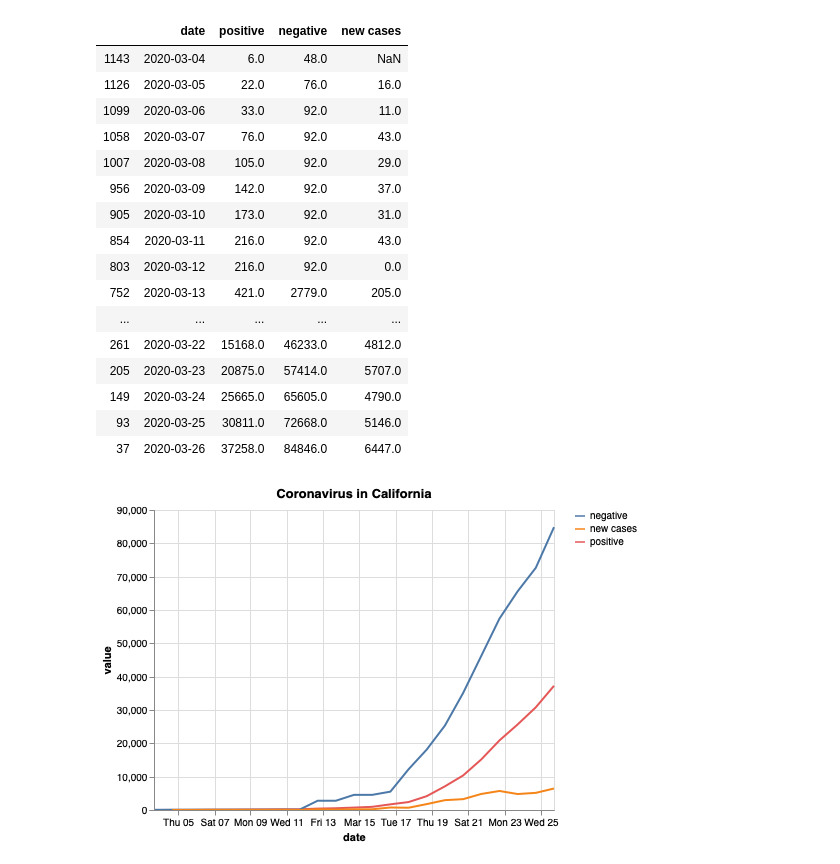
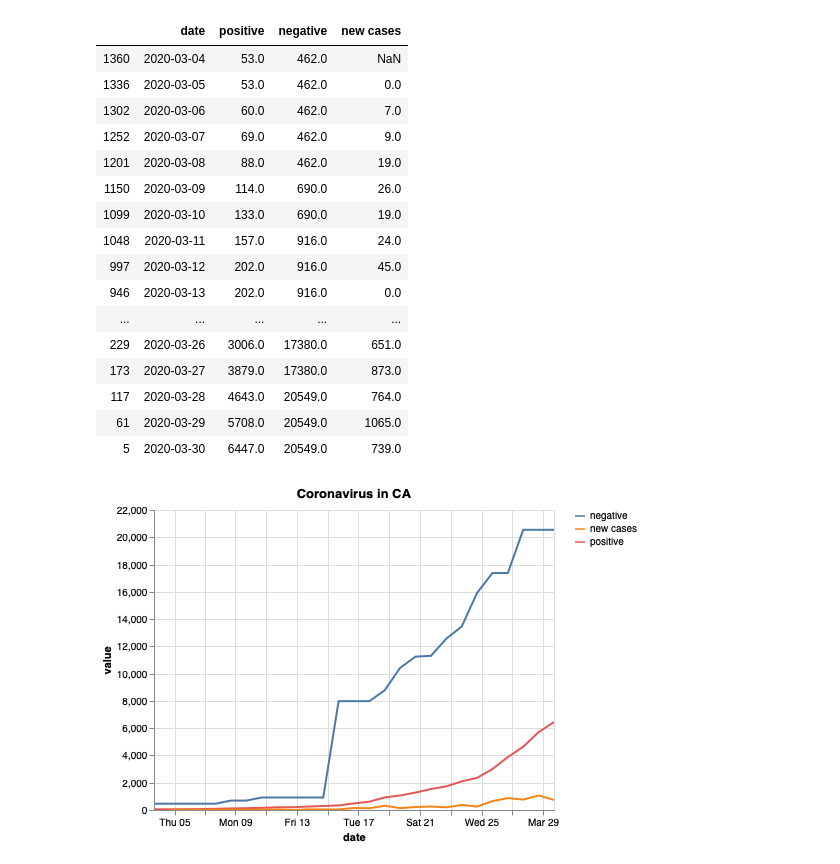
Before and after one commit to rex1fernando/coronavirus, a Jupyter notebook: california.ipynb, the cells around one changed output. Cells and saved outputs as stored; diff of their text form; code cells hidden in the pictures.

```diff
--- a/california.ipynb
+++ b/california.ipynb
@@ -5,40 +5,41 @@ from scipy.optimize import curve_fit
 import numpy
 import datetime
 # %%
+state = 'NY'
 data = pandas.read_csv("https://covidtracking.com/api/states/daily.csv")
 data['date'] =  pandas.to_datetime(data['date'], format='%Y%m%d')
-data = data[data['state'] == 'NY'][['date','positive','negative']].sort_values('date')
+data = data[data['state'] == state][['date','positive','negative']].sort_values('date')
 # %%
 data['new cases'] = data['positive'].diff()
 # %%
 data
 # %% [output]
 |  | date | positive | negative | new cases |
-| 1143 | 2020-03-04 | 6.0 | 48.0 | NaN |
-| 1126 | 2020-03-05 | 22.0 | 76.0 | 16.0 |
-| 1099 | 2020-03-06 | 33.0 | 92.0 | 11.0 |
-| 1058 | 2020-03-07 | 76.0 | 92.0 | 43.0 |
-| 1007 | 2020-03-08 | 105.0 | 92.0 | 29.0 |
-| 956 | 2020-03-09 | 142.0 | 92.0 | 37.0 |
-| 905 | 2020-03-10 | 173.0 | 92.0 | 31.0 |
-| 854 | 2020-03-11 | 216.0 | 92.0 | 43.0 |
-| 803 | 2020-03-12 | 216.0 | 92.0 | 0.0 |
-| 752 | 2020-03-13 | 421.0 | 2779.0 | 205.0 |
+| 1360 | 2020-03-04 | 53.0 | 462.0 | NaN |
+| 1336 | 2020-03-05 | 53.0 | 462.0 | 0.0 |
+| 1302 | 2020-03-06 | 60.0 | 462.0 | 7.0 |
+| 1252 | 2020-03-07 | 69.0 | 462.0 | 9.0 |
+| 1201 | 2020-03-08 | 88.0 | 462.0 | 19.0 |
+| 1150 | 2020-03-09 | 114.0 | 690.0 | 26.0 |
+| 1099 | 2020-03-10 | 133.0 | 690.0 | 19.0 |
+| 1048 | 2020-03-11 | 157.0 | 916.0 | 24.0 |
+| 997 | 2020-03-12 | 202.0 | 916.0 | 45.0 |
+| 946 | 2020-03-13 | 202.0 | 916.0 | 0.0 |
 | ... | ... | ... | ... | ... |
-| 261 | 2020-03-22 | 15168.0 | 46233.0 | 4812.0 |
-| 205 | 2020-03-23 | 20875.0 | 57414.0 | 5707.0 |
-| 149 | 2020-03-24 | 25665.0 | 65605.0 | 4790.0 |
-| 93 | 2020-03-25 | 30811.0 | 72668.0 | 5146.0 |
-| 37 | 2020-03-26 | 37258.0 | 84846.0 | 6447.0 |
+| 229 | 2020-03-26 | 3006.0 | 17380.0 | 651.0 |
+| 173 | 2020-03-27 | 3879.0 | 17380.0 | 873.0 |
+| 117 | 2020-03-28 | 4643.0 | 20549.0 | 764.0 |
+| 61 | 2020-03-29 | 5708.0 | 20549.0 | 1065.0 |
+| 5 | 2020-03-30 | 6447.0 | 20549.0 | 739.0 |
 # %%
 melted = data.melt('date')
 # %%
 alt.Chart(melted).mark_line().encode(
     x='date',
     y='value',
     color=alt.Color('variable', legend=alt.Legend(title=""))
 ).properties(
-    title='Coronavirus in California'
+    title='Coronavirus in ' + state
 )
 # %% [output]
-[figure, old version]
+[figure, new version]
```
Also changed, not shown: parts of 3 cells of this notebook, 1 other file.
